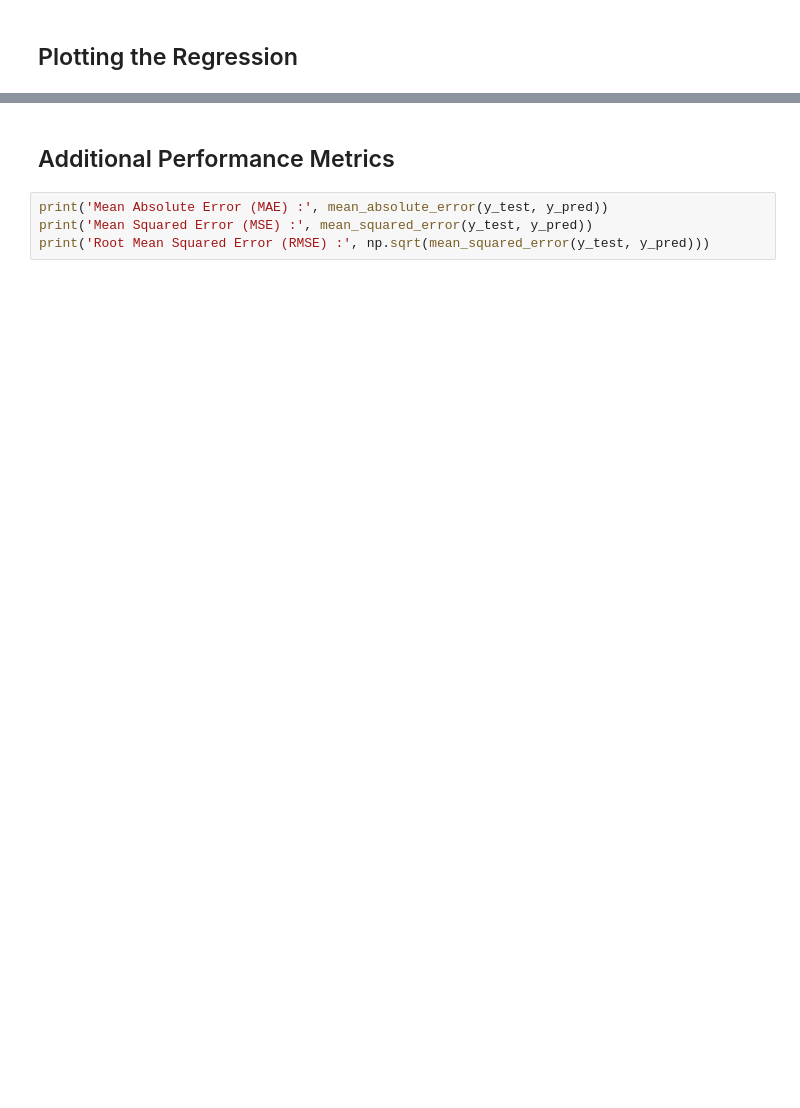
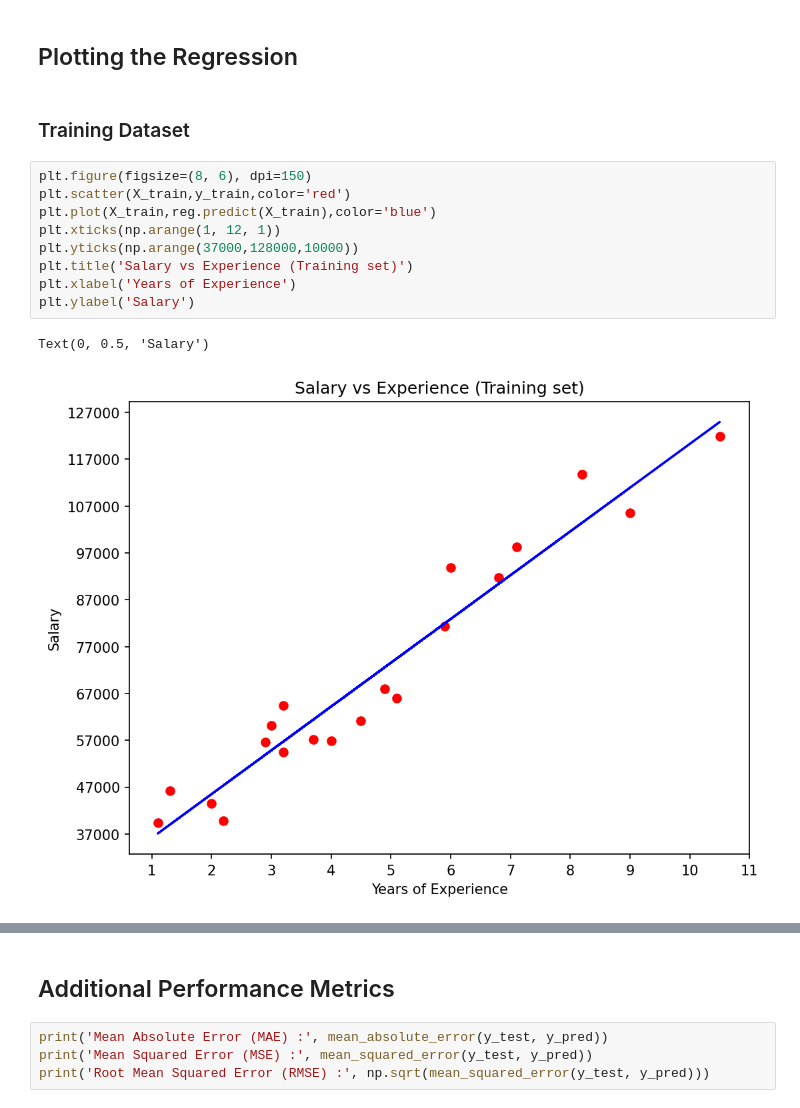
Before and after one commit to debjitpal5040/ML_Algorithms, a Jupyter notebook: Machine Learning/Supervised Learning/Regression/Linear Regression/Simple Linear Regression/Simple_Linear_Regression.ipynb, the cells around one changed output, grey strips where cells are left out. Cells and saved outputs as stored; diff of their text form; blank space fills up the shorter version.

```diff
--- a/Machine Learning/Supervised Learning/Regression/Linear Regression/Simple Linear Regression/Simple_Linear_Regression.ipynb
+++ b/Machine Learning/Supervised Learning/Regression/Linear Regression/Simple Linear Regression/Simple_Linear_Regression.ipynb
@@ -82,2 +62,16 @@ The coefficient of determination : 0.8506532292310048
 # %% [markdown]
 ## Plotting the Regression
+# %% [markdown]
+### Training Dataset
+# %%
+plt.figure(figsize=(8, 6), dpi=150)
+plt.scatter(X_train,y_train,color='red')
+plt.plot(X_train,reg.predict(X_train),color='blue')
+plt.xticks(np.arange(1, 12, 1))
+plt.yticks(np.arange(37000,128000,10000))
+plt.title('Salary vs Experience (Training set)')
+plt.xlabel('Years of Experience')
+plt.ylabel('Salary')
+# %% [output]
+Text(0, 0.5, 'Salary')
+[figure, added]
```
Also changed, not shown: parts of 11 cells of this notebook, 1 other file.
